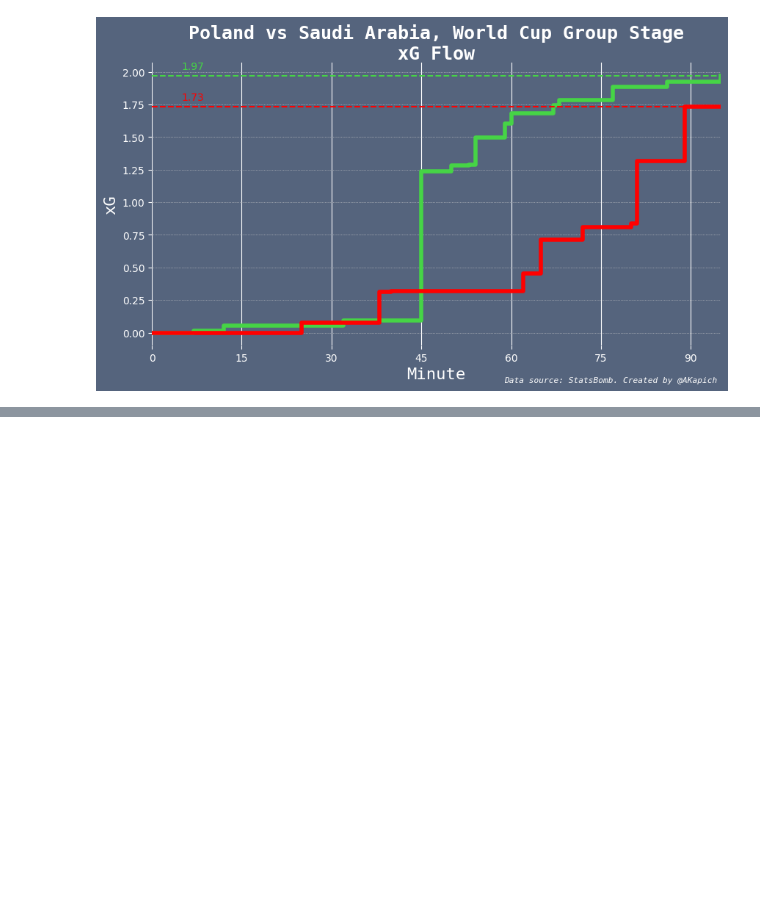
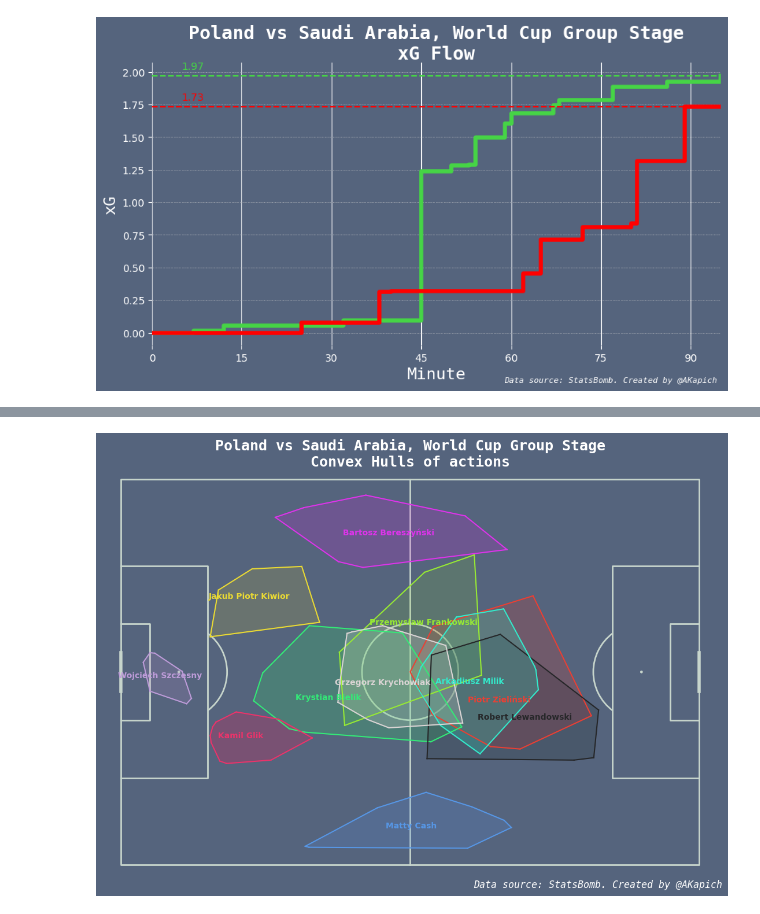
Before and after one commit to AKapich/World_Cup_App, a Jupyter notebook: football.ipynb, the cells around one changed output, grey strips where cells are left out. Saved outputs shown, nothing was run; the diff lists cells and outputs as text; code cells hidden in the pictures; blank space fills up the shorter version.

```diff
--- a/football.ipynb
+++ b/football.ipynb
@@ -347,0 +337,55 @@ See the caveats in the documentation: https://pandas.pydata.org/pandas-docs/stab
+# %%
+# for every starter
+fig ,ax = plt.subplots(figsize=(13, 8),constrained_layout=False, tight_layout=True)
+fig.set_facecolor('#55647d')
+ax.patch.set_facecolor('#55647d')
+pitch = Pitch(pitch_type='statsbomb', pitch_color='#55647d', line_color='#c7d5cc')
+pitch.draw(ax=ax)
+
+colourdict={
+    'Piotr Zieliński':'#eb4034',
+    'Jakub Piotr Kiwior':'#ebdb34',
+    'Przemysław Frankowski':'#98eb34',
+    'Krystian Bielik':'#34eb77',
+    'Wojciech Szczęsny':'#be9cd9',
+    'Matty Cash':'#5797e6',
+    'Robert Lewandowski':'#262729',
+    'Bartosz Bereszyński':'#de34eb',
+    'Kamil Glik':'#eb346b',
+    'Arkadiusz Milik':'#34ebcc',
+    'Grzegorz Krychowiak':'#dbd5d5'
+}
+
+for player in starters:
+    tempdf = events[events["player"]==player]
+    # threshold of 0.75 sd
+    tempdf = tempdf[np.abs(stats.zscore(tempdf[['x','y']])) < 0.75]
+
+    tempdf = tempdf[['x','y']][(pd.isna(tempdf['x'])==False)&(pd.isna(tempdf['y'])==False)]
+    points = tempdf[['x','y']].values
+
+    pitch.annotate(player, xy=(np.mean(tempdf.x), np.mean(tempdf.y)),
+                    c=colourdict[player], va='center', ha='center',
+                    size=10, fontweight='bold',
+                    ax=ax)
+
+    try:
+        hull = ConvexHull(tempdf[['x','y']])
+    except:
+        pass
+
+    try:
+        for i in hull.simplices:
+            plt.plot(points[i, 0], points[i, 1], colourdict[player])
+            plt.fill(points[hull.vertices,0], points[hull.vertices,1], c=colourdict[player], alpha=0.03)
+    except:
+        pass
+
+ax.set_title("Poland vs Saudi Arabia, World Cup Group Stage\nConvex Hulls of actions",
+             fontsize=18, color="w", fontfamily="Monospace", fontweight='bold', pad=-8)
+fig.text(.75,.01,f'Data source: StatsBomb. Created by @AKapich',
+         fontstyle='italic', fontsize=12, fontfamily='Monospace', color='w', ha='center')
+
+plt.savefig('convexHull.png', dpi = 500, bbox_inches='tight',facecolor='#55647d')
+# %% [output]
+[figure, added]
```
Also changed, not shown: parts of 3 cells of this notebook.
